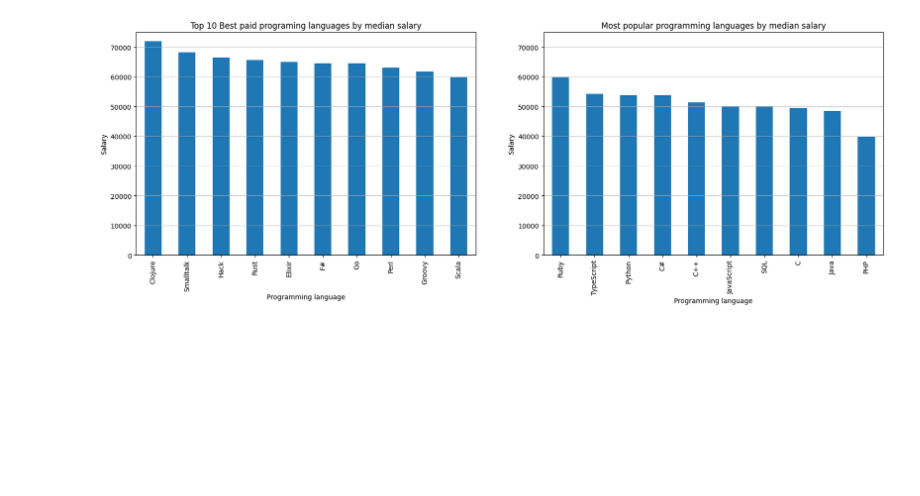
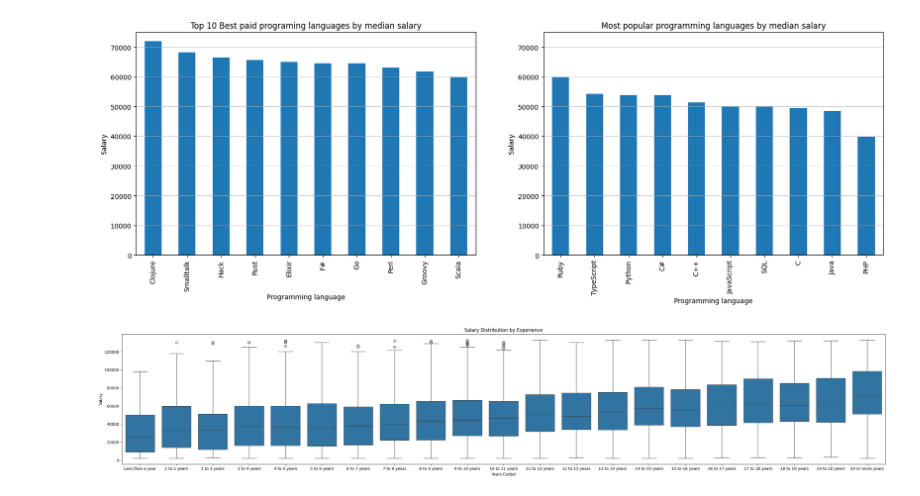
Before and after one commit to codemaster004/DataMiningStackOverflow, a Jupyter notebook: notebooks/eda.ipynb, the cells around one changed output. Cells and saved outputs as stored; diff of their text form; code cells hidden in the pictures; blank space fills up the shorter version.

```diff
--- a/notebooks/eda.ipynb
+++ b/notebooks/eda.ipynb
@@ -144,3 +165,21 @@ axes[1].grid(axis='y', linestyle='-', alpha=0.7)
 plt.show()
 # %% [output]
 [figure]
+# %%
+df_clean = df[['Salary', 'YearsProgram']].dropna()
+df_clean = df_clean.dropna(subset=['Salary'])
+
+q_low = df_clean['Salary'].quantile(0.05)
+q_high = df_clean['Salary'].quantile(0.95)
+df_filtered = df_clean[(df_clean['Salary'] >= q_low) & (df_clean['Salary'] <= q_high)]
+
+x_order = ['Less than a year', '1 to 2 years', '2 to 3 years', '3 to 4 years', '4 to 5 years', '5 to 6 years', '6 to 7 years', '7 to 8 years', '8 to 9 years', '9 to 10 years', '10 to 11 years', '11 to 12 years', '12 to 13 years', '13 to 14 years', '14 to 15 years', '15 to 16 years', '16 to 17 years', '17 to 18 years', '18 to 19 years', '19 to 20 years', '20 or more years']
+
+plt.figure(figsize=(35, 6))
+sns.boxplot(x='YearsProgram', y='Salary', data=df_filtered, order=x_order)
+plt.title('Salary Distribution by Experience')
+plt.xlabel('Years Coded')
+plt.ylabel('Salary')
+plt.show()
+# %% [output]
+[figure, added]
```
Also changed, not shown: parts of 11 cells of this notebook, 1 other file.
